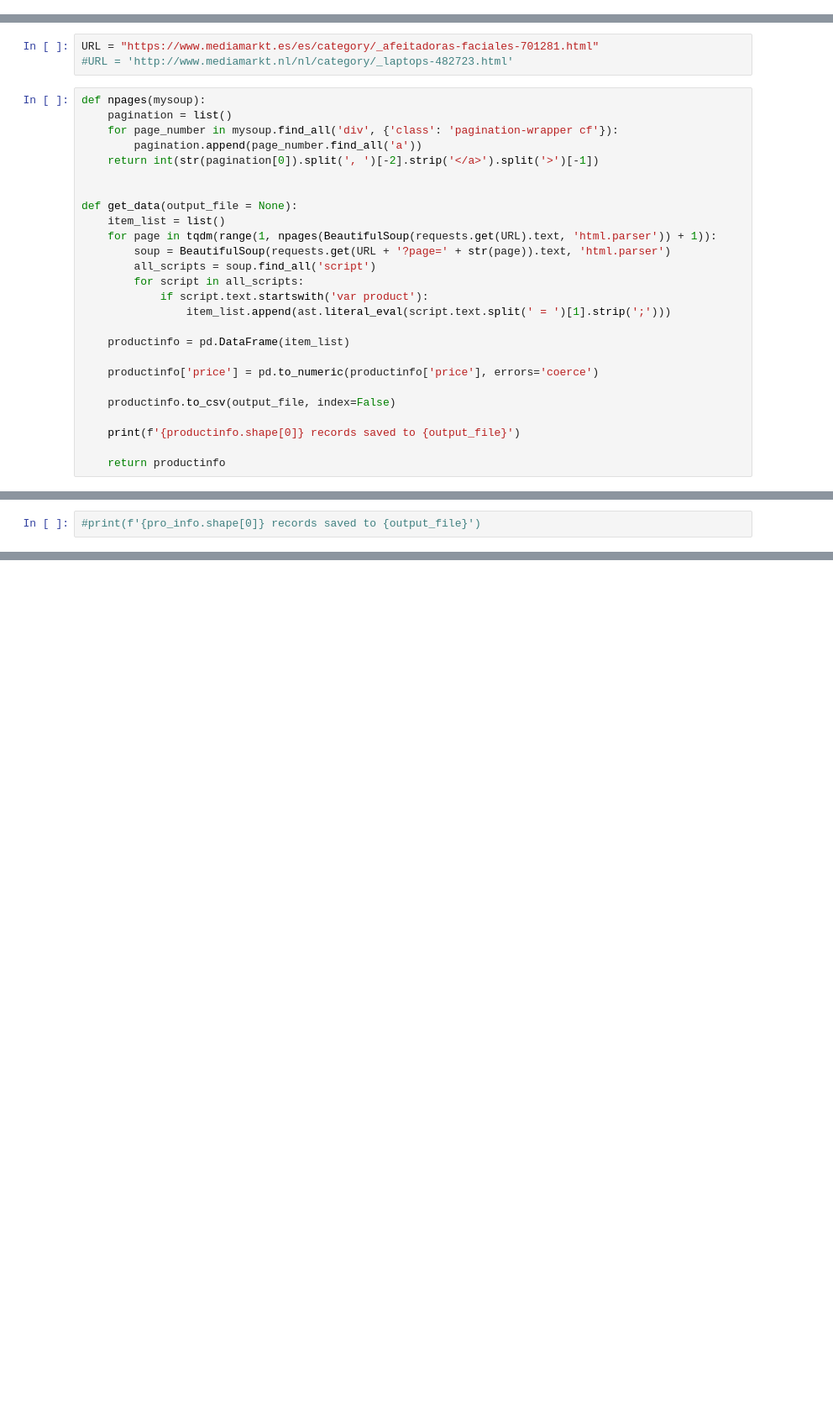
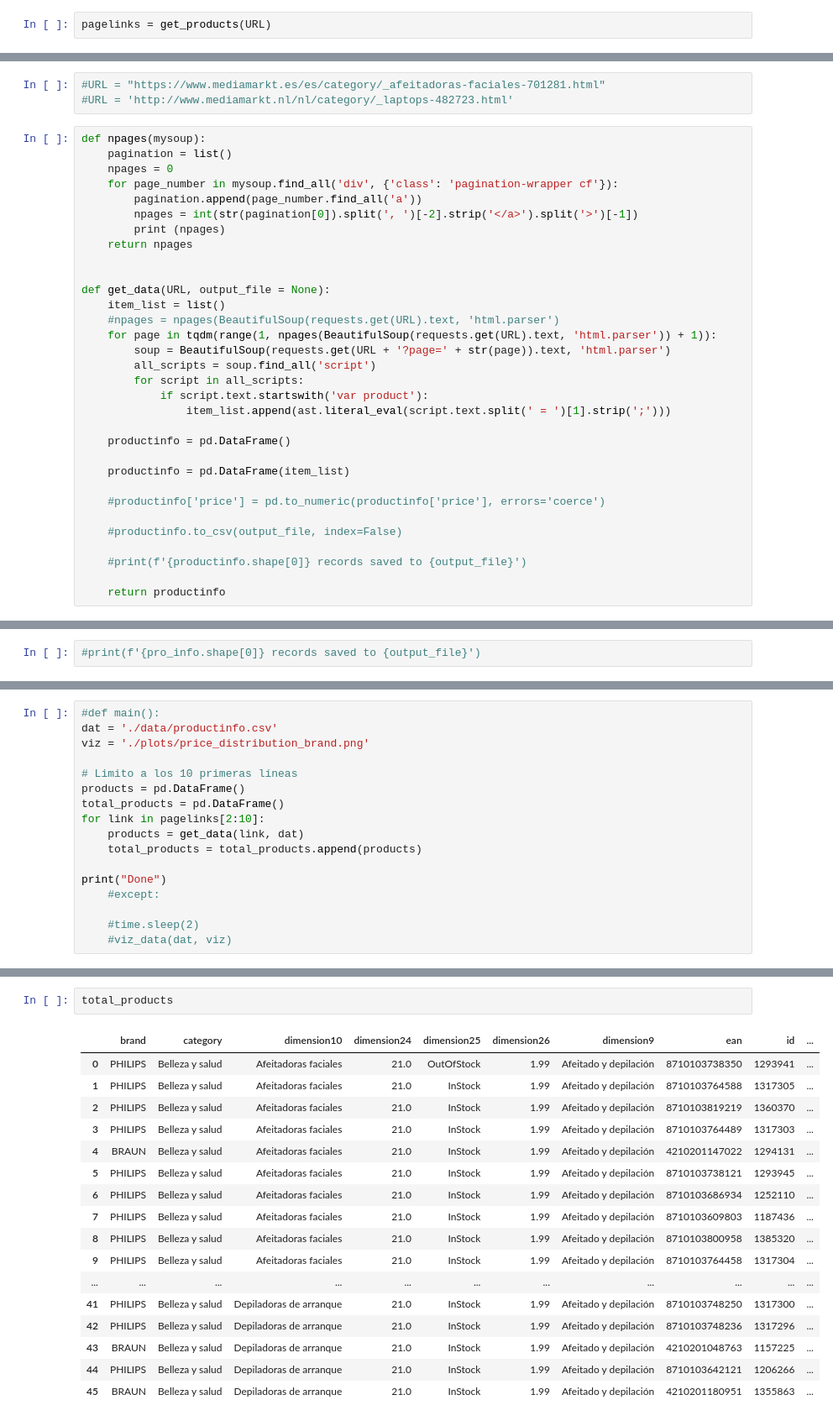
Before and after one commit to lisardogayan/Webscrapping, a Jupyter notebook: Test_Webscrapping.ipynb, the cells around one changed output, grey strips where cells are left out. Shown: that part at 84% size. Saved outputs shown, nothing was run; the diff lists cells and outputs as text; blank space fills up the shorter version.

```diff
--- a/Test_Webscrapping.ipynb
+++ b/Test_Webscrapping.ipynb
@@ -20,0 +38,2 @@ from tqdm import tqdm
+# %%
+pagelinks = get_products(URL)
@@ -21,16 +57,20 @@ from tqdm import tqdm
 # %%
-URL = "https://www.mediamarkt.es/es/category/_afeitadoras-faciales-701281.html"
+#URL = "https://www.mediamarkt.es/es/category/_afeitadoras-faciales-701281.html"
 #URL = 'http://www.mediamarkt.nl/nl/category/_laptops-482723.html'
 # %%
 def npages(mysoup):
     pagination = list()
+    npages = 0
     for page_number in mysoup.find_all('div', {'class': 'pagination-wrapper cf'}):
         pagination.append(page_number.find_all('a'))
-    return int(str(pagination[0]).split(', ')[-2].strip('</a>').split('>')[-1])
+        npages = int(str(pagination[0]).split(', ')[-2].strip('</a>').split('>')[-1])
+        print (npages)
+    return npages
 
 
-def get_data(output_file = None):
+def get_data(URL, output_file = None):
     item_list = list()
+    #npages = npages(BeautifulSoup(requests.get(URL).text, 'html.parser')
     for page in tqdm(range(1, npages(BeautifulSoup(requests.get(URL).text, 'html.parser')) + 1)):
         soup = BeautifulSoup(requests.get(URL + '?page=' + str(page)).text, 'html.parser')
         all_scripts = soup.find_all('script')
@@ -38,13 +78,15 @@ def get_data(output_file = None):
             if script.text.startswith('var product'):
                 item_list.append(ast.literal_eval(script.text.split(' = ')[1].strip(';')))
 
+    productinfo = pd.DataFrame()
+
     productinfo = pd.DataFrame(item_list)
 
-    productinfo['price'] = pd.to_numeric(productinfo['price'], errors='coerce')
+    #productinfo['price'] = pd.to_numeric(productinfo['price'], errors='coerce')
 
-    productinfo.to_csv(output_file, index=False)
+    #productinfo.to_csv(output_file, index=False)
 
-    print(f'{productinfo.shape[0]} records saved to {output_file}')
+    #print(f'{productinfo.shape[0]} records saved to {output_file}')
 
     return productinfo
 # %%
@@ -86,0 +120,17 @@ def main():
+# %%
+#def main():
+dat = './data/productinfo.csv'
+viz = './plots/price_distribution_brand.png'
+
+# Limito a los 10 primeras líneas
+products = pd.DataFrame()
+total_products = pd.DataFrame()
+for link in pagelinks[2:10]:
+    products = get_data(link, dat)
+    total_products = total_products.append(products)
+
+print("Done")
+    #except:
+
+    #time.sleep(2)
+    #viz_data(dat, viz)
@@ -99,0 +148,20 @@ URL2 = "https://www.mediamarkt.es/sitemap/sitemap-productlist.xml"
+# %%
+total_products
+# %% [output]
+|  | brand | category | dimension10 | dimension24 | dimension25 | dimension26 | dimension9 | ean | id | ... |
+| 0 | PHILIPS | Belleza y salud | Afeitadoras faciales | 21.0 | OutOfStock | 1.99 | Afeitado y depilación | 8710103738350 | 1293941 | ... |
+| 1 | PHILIPS | Belleza y salud | Afeitadoras faciales | 21.0 | InStock | 1.99 | Afeitado y depilación | 8710103764588 | 1317305 | ... |
+| 2 | PHILIPS | Belleza y salud | Afeitadoras faciales | 21.0 | InStock | 1.99 | Afeitado y depilación | 8710103819219 | 1360370 | ... |
+| 3 | PHILIPS | Belleza y salud | Afeitadoras faciales | 21.0 | InStock | 1.99 | Afeitado y depilación | 8710103764489 | 1317303 | ... |
+| 4 | BRAUN | Belleza y salud | Afeitadoras faciales | 21.0 | InStock | 1.99 | Afeitado y depilación | 4210201147022 | 1294131 | ... |
+| 5 | PHILIPS | Belleza y salud | Afeitadoras faciales | 21.0 | InStock | 1.99 | Afeitado y depilación | 8710103738121 | 1293945 | ... |
+| 6 | PHILIPS | Belleza y salud | Afeitadoras faciales | 21.0 | InStock | 1.99 | Afeitado y depilación | 8710103686934 | 1252110 | ... |
+| 7 | PHILIPS | Belleza y salud | Afeitadoras faciales | 21.0 | InStock | 1.99 | Afeitado y depilación | 8710103609803 | 1187436 | ... |
+| 8 | PHILIPS | Belleza y salud | Afeitadoras faciales | 21.0 | InStock | 1.99 | Afeitado y depilación | 8710103800958 | 1385320 | ... |
+| 9 | PHILIPS | Belleza y salud | Afeitadoras faciales | 21.0 | InStock | 1.99 | Afeitado y depilación | 8710103764458 | 1317304 | ... |
+| ... | ... | ... | ... | ... | ... | ... | ... | ... | ... | ... |
+| 41 | PHILIPS | Belleza y salud | Depiladoras de arranque | 21.0 | InStock | 1.99 | Afeitado y depilación | 8710103748250 | 1317300 | ... |
+| 42 | PHILIPS | Belleza y salud | Depiladoras de arranque | 21.0 | InStock | 1.99 | Afeitado y depilación | 8710103748236 | 1317296 | ... |
+| 43 | BRAUN | Belleza y salud | Depiladoras de arranque | 21.0 | InStock | 1.99 | Afeitado y depilación | 4210201048763 | 1157225 | ... |
+| 44 | PHILIPS | Belleza y salud | Depiladoras de arranque | 21.0 | InStock | 1.99 | Afeitado y depilación | 8710103642121 | 1206266 | ... |
+| 45 | BRAUN | Belleza y salud | Depiladoras de arranque | 21.0 | InStock | 1.99 | Afeitado y depilación | 4210201180951 | 1355863 | ... |
```
Also changed, not shown: parts of 11 cells of this notebook, 1 other file.
